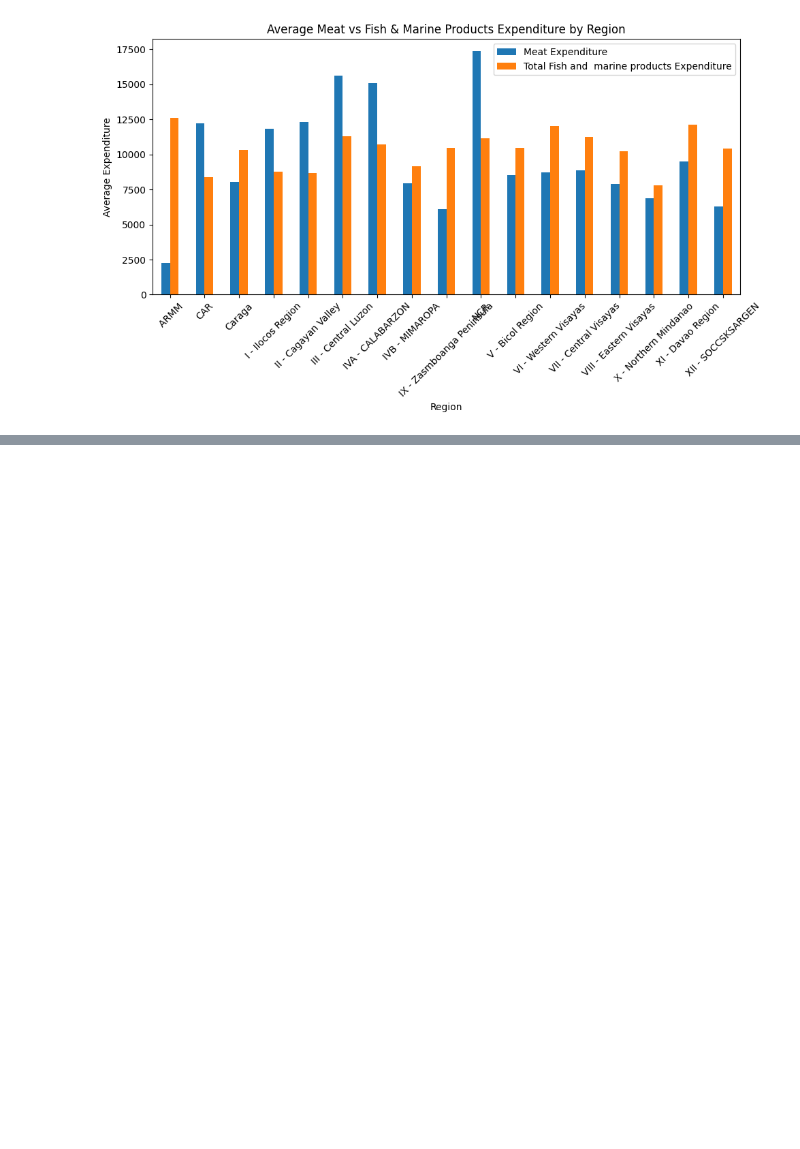
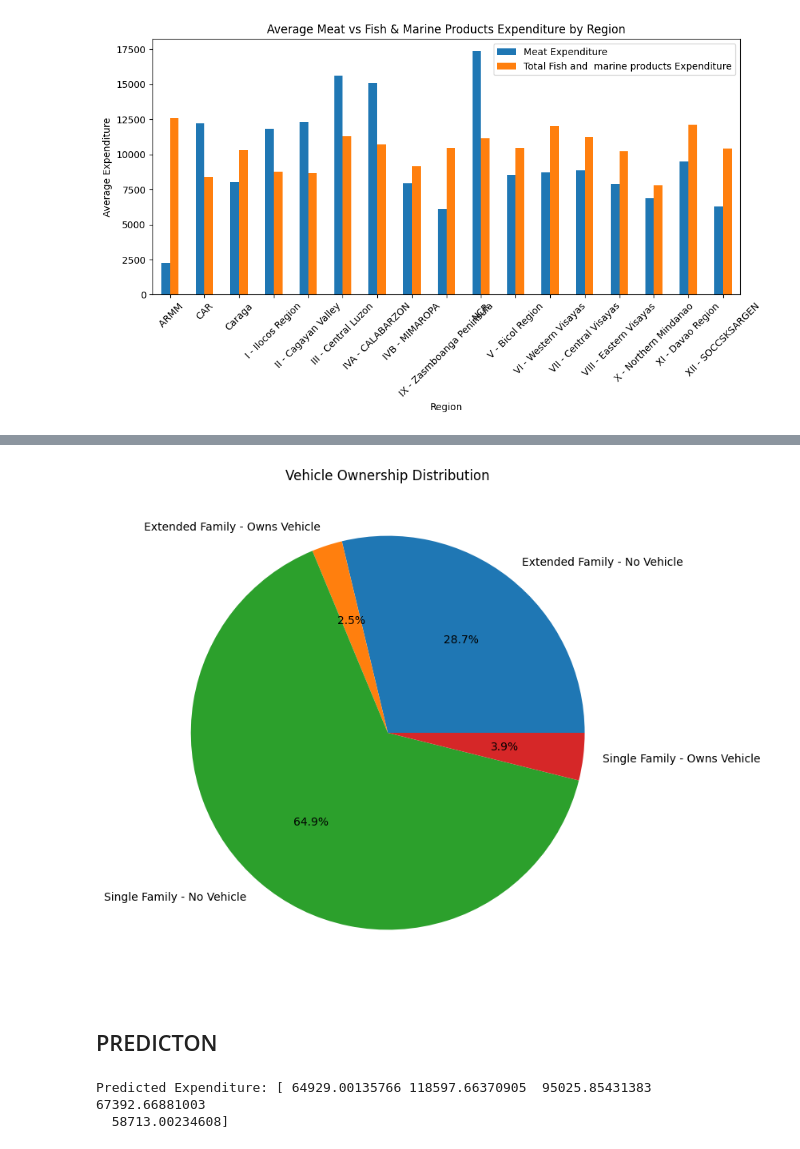
Before and after one commit to kitty1926/project, a Jupyter notebook: Untitled.ipynb, the cells around one changed output, grey strips where cells are left out. Saved outputs shown, nothing was run; the diff lists cells and outputs as text; code cells hidden in the pictures; blank space fills up the shorter version.

```diff
--- a/Untitled.ipynb
+++ b/Untitled.ipynb
@@ -226,0 +248,7 @@ plt.show()
+# %%
+pd["Total_Vehicles"] = pd["Number of Car, Jeep, Van"]
+pd["Vehicle_Ownership"] = pd["Total_Vehicles"].apply(lambda x: "Owns Vehicle" if x > 0 else "No Vehicle")
+
+fams = pd[pd["Type of Household"].isin(["Single Family", "Extended Family"])]
+
+famsres = (fams.groupby(["Type of Household", "Vehicle_Ownership"]).size().reset_index(name="Total Counts"))
@@ -226,0 +266,11 @@ plt.show()
+# %%
+labels = famsres["Type of Household"] + " - " + famsres["Vehicle_Ownership"]
+values = famsres["Total Counts"]
+plt.figure(figsize=(8, 8))
+plt.pie(values, labels=labels, autopct="%1.1f%%")
+plt.title("Vehicle Ownership Distribution")
+plt.show()
+# %% [output]
+[figure, added]
+# %% [markdown]
+<h2>PREDICTON</h2>
@@ -226,0 +279,15 @@ plt.show()
+# %%
+X = pd[["Total Household Income"]]
+y = pd["Total Food Expenditure"]
+
+X_train, X_test, y_train, y_test = train_test_split(X, y, test_size=0.2, random_state=42)
+
+model = LinearRegression()
+model.fit(X_train, y_train)
+
+predictions = model.predict(X_test)
+
+print("Predicted Expenditure:", predictions[:5])
+# %% [output]
+Predicted Expenditure: [ 64929.00135766 118597.66370905  95025.85431383  67392.66881003
+  58713.00234608]
```
Also changed, not shown: parts of 27 cells of this notebook.
